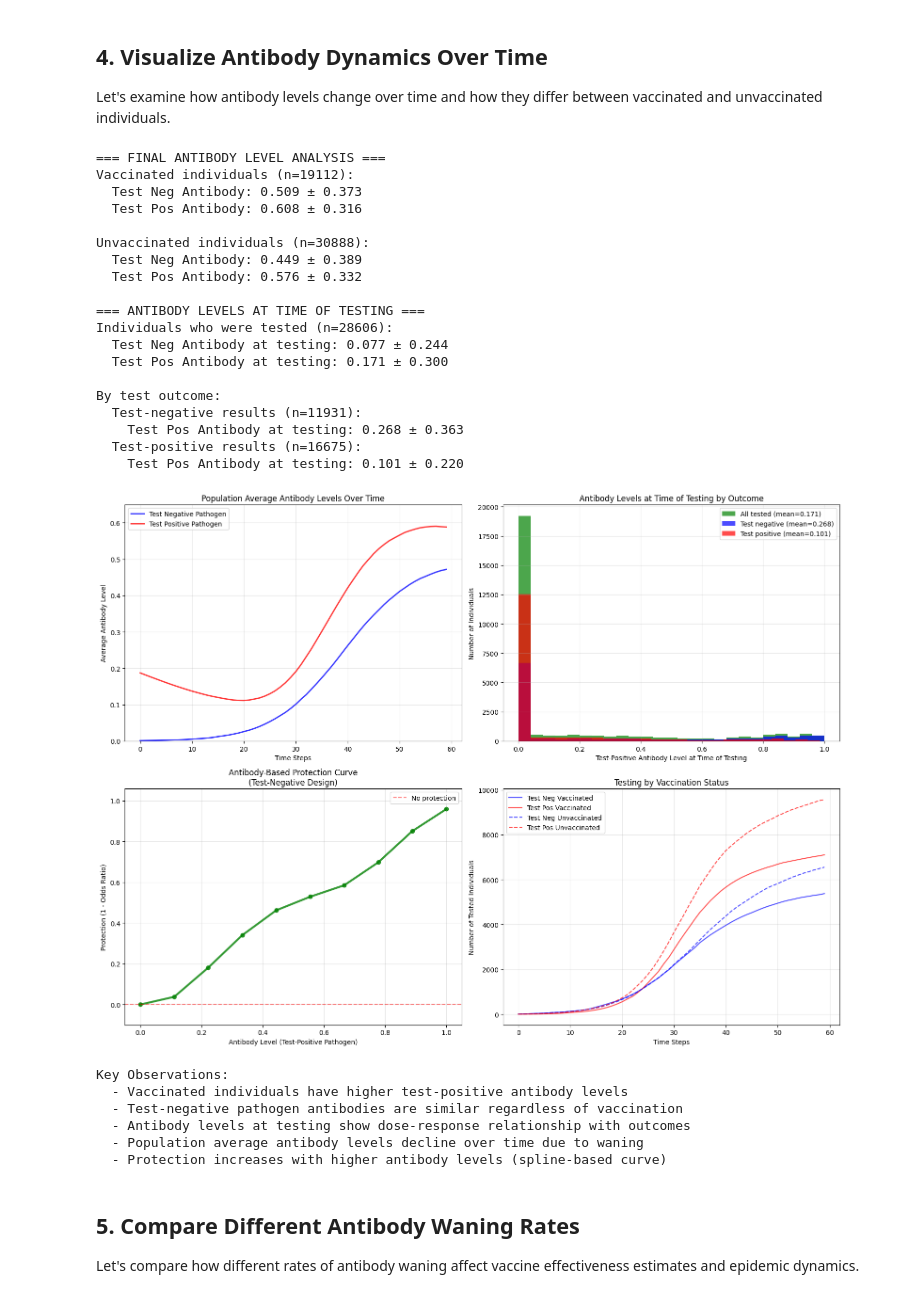
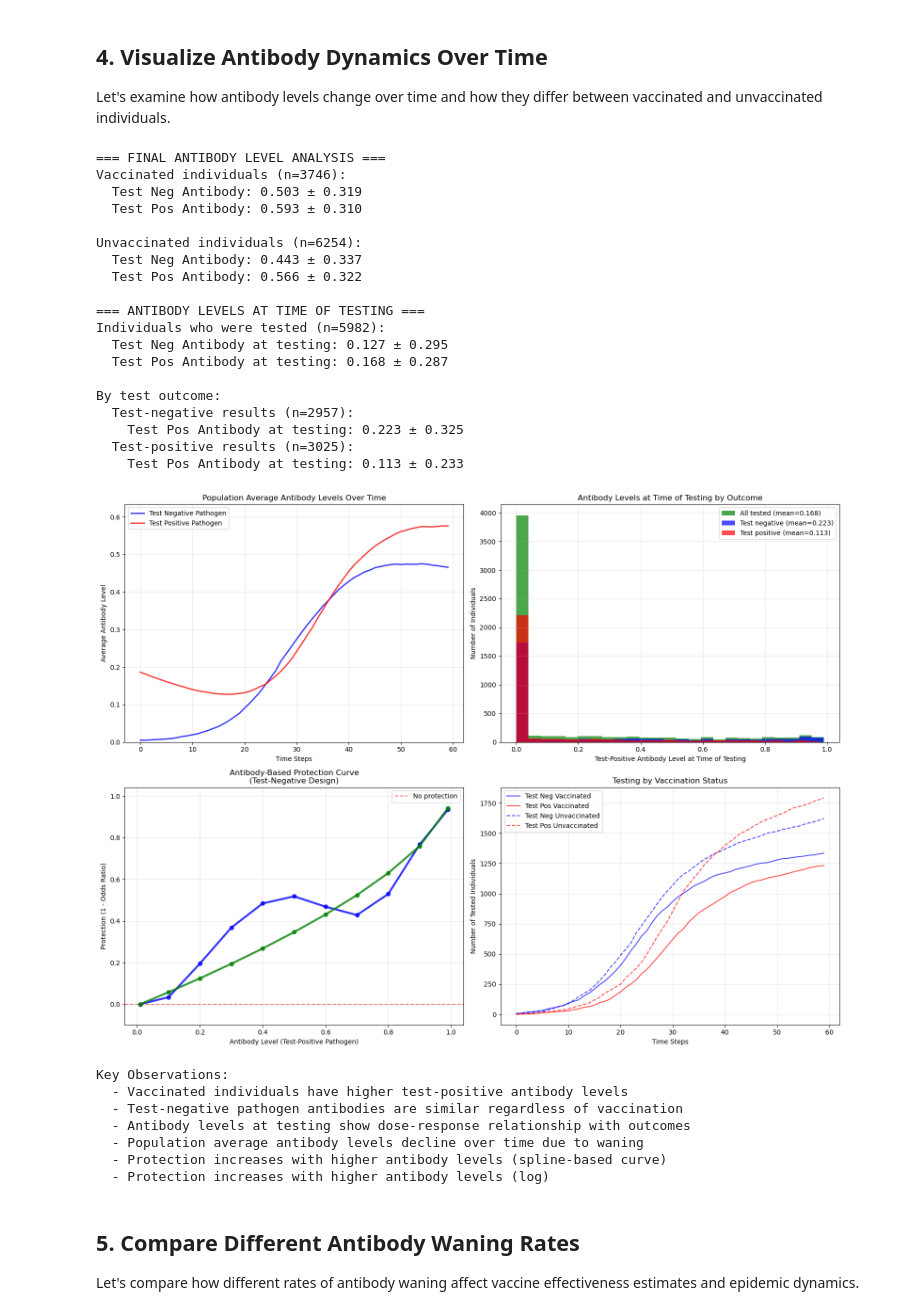
Before and after one commit to boyercb/antibody-tnd, a Jupyter notebook: test_negative_antibody_simulation.ipynb, the cells around one changed output. Cells and saved outputs as stored; diff of their text form; code cells hidden in the pictures.

```diff
--- a/test_negative_antibody_simulation.ipynb
+++ b/test_negative_antibody_simulation.ipynb
@@ -60,7 +62,7 @@ Define the default parameters for our test-negative design simulation, including
 # %%
 # Default simulation parameters
 PARAMS = {
-    'num_nodes': 50000,                     # Size of the population
+    'num_nodes': 10000,                     # Size of the population
     'edges_per_node': 10,                   # Average connections per person
     'infection_prob': (0.03, 0.04),        # Base infection probabilities (test_neg, test_pos)
     'recovery_prob': (0.15, 0.15),         # Recovery probabilities per time step
@@ -70,9 +72,10 @@ PARAMS = {
     'steps': 60,                          # Number of time steps to simulate
 
     # Antibody parameters
-    'antibody_max_vacc': 1,              # Maximum antibody level from vaccination
-    'antibody_max_inf': 1,               # Maximum antibody level from infection
+    'antibody_max_vacc': 0.99,              # Maximum antibody level from vaccination
+    'antibody_max_inf': 0.99,               # Maximum antibody level from infection
     'antibody_waning': 0.015,              # Antibody waning per time step (1.5% per step)
+    'scaled_logit': False
 }
 
 print("Simulation Parameters:")
@@ -265,11 +287,11 @@ else:
     ax2.text(0.5, 0.5, 'No testing data available', ha='center', va='center', transform=ax2.transAxes)
     ax2.set_title('Antibody Levels at Time of Testing')
 
-# Plot 3: Antibody-based protection curve
-if results_basic['protection_test_negative_design'] is not None:
+# Plot 3: Antibody-based protection curve (spline)
+if results_basic['protection_spline'] is not None:
     antibody_grid = results_basic['antibody_grid']
-    protection = results_basic['protection_test_negative_design']
-    ax3.plot(antibody_grid, protection, 'g-o', linewidth=3, markersize=6, alpha=0.8)
+    protection = results_basic['protection_spline']
+    ax3.plot(antibody_grid, protection, 'g-o', linewidth=3, markersize=6, alpha=0.8, color = 'blue')
     ax3.set_xlabel('Antibody Level (Test-Positive Pathogen)')
     ax3.set_ylabel('Protection (1 - Odds Ratio)')
     ax3.set_title('Antibody-Based Protection Curve\n(Test-Negative Design)')
@@ -280,56 +302,68 @@ if results_basic['protection_test_negative_design'] is not None:
 else:
     ax3.text(0.5, 0.5, 'Protection curve not available\n(insufficient data)',
              ha='center', va='center', transform=ax3.transAxes)
-    ax3.set_title('Antibody-Based Protection Curve')
 
-# Plot 4: Testing curve by vaccination status
+# Plot 3: Antibody-based protection curve (log)
+if results_basic['protection_log'] is not None:
+    antibody_grid = results_basic['antibody_grid']
+    protection = results_basic['protection_log']
+    ax3.plot(antibody_grid, protection, 'g-o', linewidth=3, markersize=6, alpha=0.8)
+    ax3.grid(True, alpha=0.3)
+    ax3.set_ylim(min(protection) - 0.1, max(protection) + 0.1)
+    ax3.legend()
+
+
+# Plot 5: Testing curve by vaccination status
 ax4.plot(range(steps), time_series['tested_1_over_time_vaccinated'], label='Test Neg Vaccinated', color='blue', linestyle='-', alpha=0.7)
 ax4.plot(range(steps), time_series['tested_2_over_time_vaccinated'], label='Test Pos Vaccinated', color='red', linestyle='-', alpha=0.7)
 ax4.plot(range(steps), time_series['tested_1_over_time_unvaccinated'], label='Test Neg Unvaccinated', color='blue', linestyle='--', alpha=0.7)
 ax4.plot(range(steps), time_series['tested_2_over_time_unvaccinated'], label='Test Pos Unvaccinated', color='red', linestyle='--', alpha=0.7)
 ax4.set_xlabel('Time Steps')
 ax4.set_ylabel('Number of Tested Individuals')
 ax4.set_title('Testing by Vaccination Status')
 ax4.legend()
 ax4.grid(True, alpha=0.3)
 
 plt.tight_layout()
 plt.show()
 
 print(f"\nKey Observations:")
 print(f"  - Vaccinated individuals have higher test-positive antibody levels")
 print(f"  - Test-negative pathogen antibodies are similar regardless of vaccination")
 print(f"  - Antibody levels at testing show dose-response relationship with outcomes")
 print(f"  - Population average antibody levels decline over time due to waning")
-if results_basic['protection_test_negative_design'] is not None:
+if results_basic['protection_spline'] is not None:
     print(f"  - Protection increases with higher antibody levels (spline-based curve)")
+if results_basic['protection_log'] is not None:
+    print(f"  - Protection increases with higher antibody levels (log)")
 # %% [output]
 === FINAL ANTIBODY LEVEL ANALYSIS ===
-Vaccinated individuals (n=19112):
-  Test Neg Antibody: 0.509 ± 0.373
-  Test Pos Antibody: 0.608 ± 0.316
+Vaccinated individuals (n=3746):
+  Test Neg Antibody: 0.503 ± 0.319
+  Test Pos Antibody: 0.593 ± 0.310
 
-Unvaccinated individuals (n=30888):
-  Test Neg Antibody: 0.449 ± 0.389
-  Test Pos Antibody: 0.576 ± 0.332
+Unvaccinated individuals (n=6254):
+  Test Neg Antibody: 0.443 ± 0.337
+  Test Pos Antibody: 0.566 ± 0.322
 
 === ANTIBODY LEVELS AT TIME OF TESTING ===
-Individuals who were tested (n=28606):
-  Test Neg Antibody at testing: 0.077 ± 0.244
-  Test Pos Antibody at testing: 0.171 ± 0.300
+Individuals who were tested (n=5982):
+  Test Neg Antibody at testing: 0.127 ± 0.295
+  Test Pos Antibody at testing: 0.168 ± 0.287
 
 By test outcome:
-  Test-negative results (n=11931):
-    Test Pos Antibody at testing: 0.268 ± 0.363
-  Test-positive results (n=16675):
-    Test Pos Antibody at testing: 0.101 ± 0.220
+  Test-negative results (n=2957):
+    Test Pos Antibody at testing: 0.223 ± 0.325
+  Test-positive results (n=3025):
+    Test Pos Antibody at testing: 0.113 ± 0.233
-[figure, old version]
+[figure, new version]
 Key Observations:
   - Vaccinated individuals have higher test-positive antibody levels
   - Test-negative pathogen antibodies are similar regardless of vaccination
   - Antibody levels at testing show dose-response relationship with outcomes
   - Population average antibody levels decline over time due to waning
   - Protection increases with higher antibody levels (spline-based curve)
+  - Protection increases with higher antibody levels (log)
 # %% [markdown]
 ## 5. Compare Different Antibody Waning Rates
 
```
Also changed, not shown: parts of 11 cells of this notebook, 2 other files.
